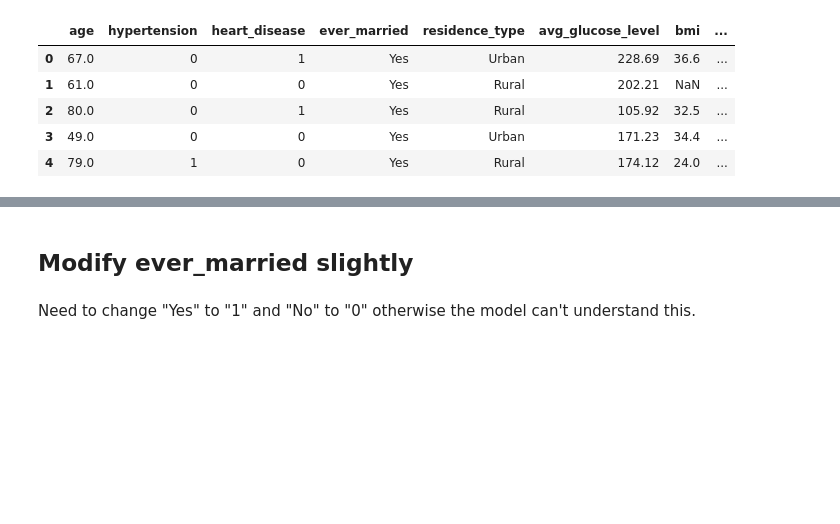
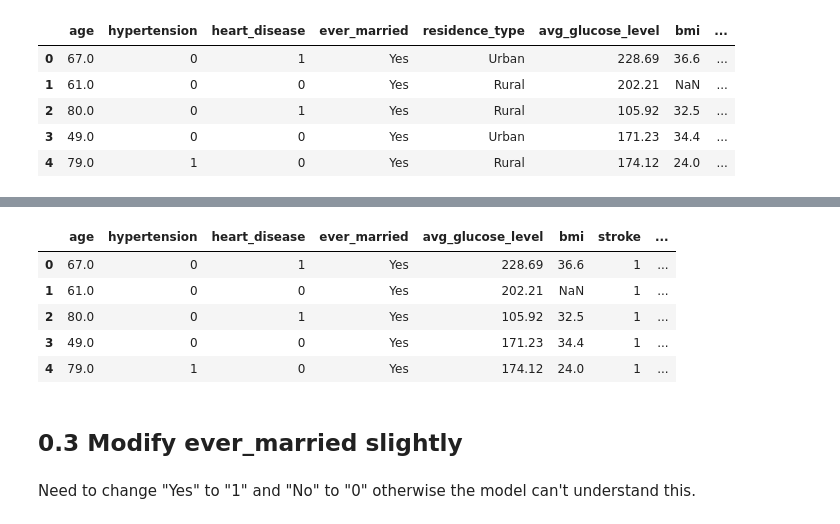
Before and after one commit to Detopall/stroke-prediction, a Jupyter notebook: data_cleaning.ipynb, the cells around one changed output, grey strips where cells are left out. Cells and saved outputs as stored; diff of their text form; code cells hidden in the pictures; blank space fills up the shorter version.

```diff
--- a/data_cleaning.ipynb
+++ b/data_cleaning.ipynb
@@ -131,5 +174,22 @@ df_work.head()
+# %%
+df_smoking = pd.get_dummies(df_smoking, columns=['smoking_status'])
+
+df_smoking.columns = df_smoking.columns.str.lower().str.replace(' ', '_')
+
+# Convert boolean columns to integers (0s and 1s).
+boolean_columns = df_smoking.select_dtypes(include=bool).columns
+df_smoking[boolean_columns] = df_smoking[boolean_columns].astype(int)
+# %%
+df_smoking.head()
+# %% [output]
+|  | age | hypertension | heart_disease | ever_married | avg_glucose_level | bmi | stroke | ... |
+| 0 | 67.0 | 0 | 1 | Yes | 228.69 | 36.6 | 1 | ... |
+| 1 | 61.0 | 0 | 0 | Yes | 202.21 | NaN | 1 | ... |
+| 2 | 80.0 | 0 | 1 | Yes | 105.92 | 32.5 | 1 | ... |
+| 3 | 49.0 | 0 | 0 | Yes | 171.23 | 34.4 | 1 | ... |
+| 4 | 79.0 | 1 | 0 | Yes | 174.12 | 24.0 | 1 | ... |
 # %% [markdown]
-## Modify ever_married slightly
+## 0.3 Modify ever_married slightly
 # %% [markdown]
 Need to change "Yes" to "1" and "No" to "0" otherwise the model can't understand this.
 # %%
```
Also changed, not shown: parts of 12 cells of this notebook.
